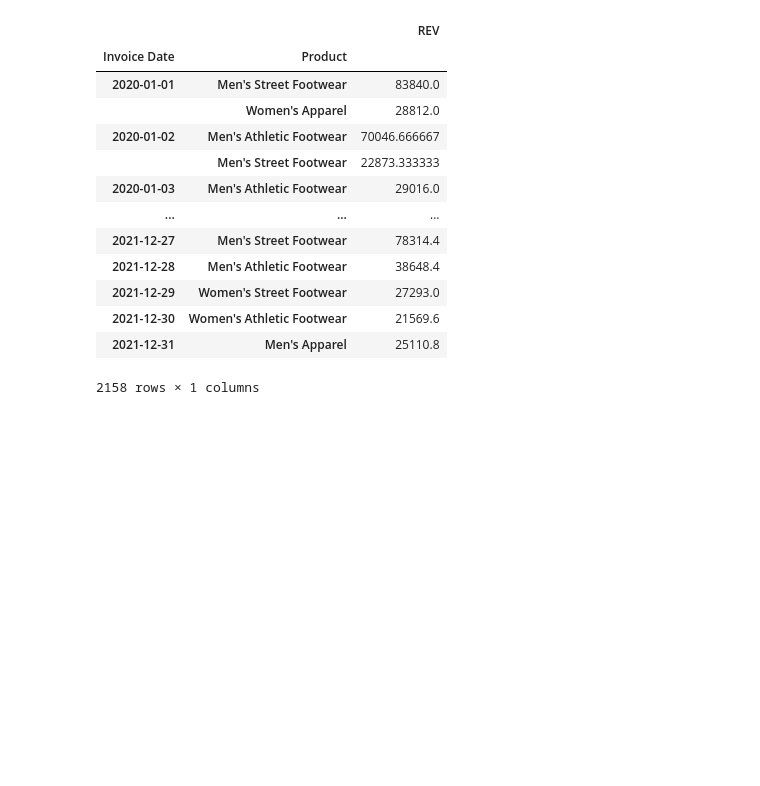
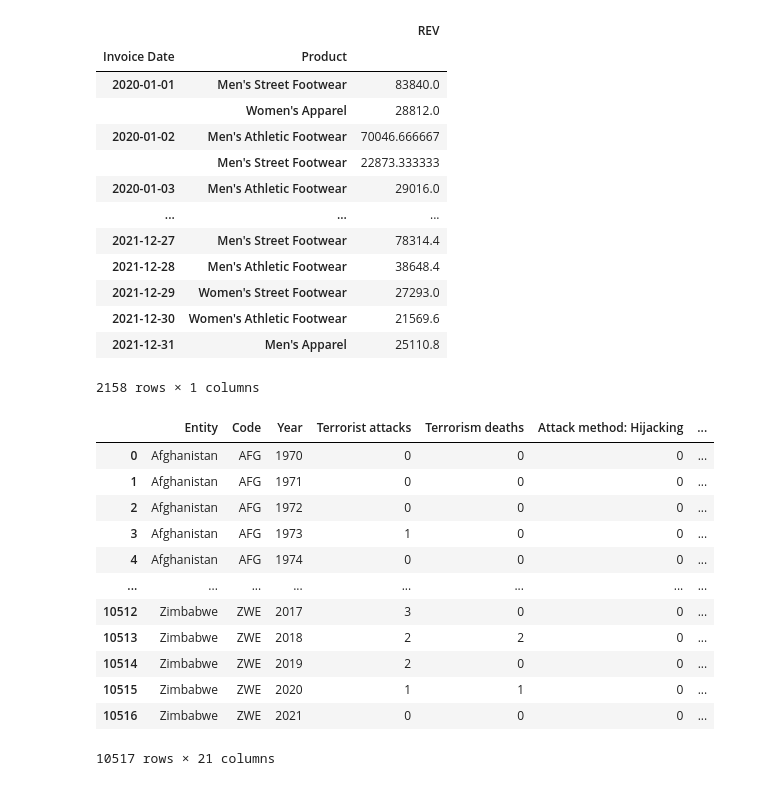
Before and after one commit to DTsapin/Python_DS-ML_practice, a Jupyter notebook: loop_and_pandas_practic.ipynb, the cells around one changed output. Cells and saved outputs as stored; diff of their text form; code cells hidden in the pictures; blank space fills up the shorter version.

```diff
--- a/loop_and_pandas_practic.ipynb
+++ b/loop_and_pandas_practic.ipynb
@@ -222,3 +222,20 @@ df_total_revenue.set_axis(["REV"], axis="columns")
 | 2021-12-30 | Women's Athletic Footwear | 21569.6 |
 | 2021-12-31 | Men's Apparel | 25110.8 |
 2158 rows × 1 columns
+# %%
+df_1 = pd.read_csv('terrorist-attacks.csv')
+df_1
+# %% [output]
+|  | Entity | Code | Year | Terrorist attacks | Terrorism deaths | Attack method: Hijacking | ... |
+| 0 | Afghanistan | AFG | 1970 | 0 | 0 | 0 | ... |
+| 1 | Afghanistan | AFG | 1971 | 0 | 0 | 0 | ... |
+| 2 | Afghanistan | AFG | 1972 | 0 | 0 | 0 | ... |
+| 3 | Afghanistan | AFG | 1973 | 1 | 0 | 0 | ... |
+| 4 | Afghanistan | AFG | 1974 | 0 | 0 | 0 | ... |
+| ... | ... | ... | ... | ... | ... | ... | ... |
+| 10512 | Zimbabwe | ZWE | 2017 | 3 | 0 | 0 | ... |
+| 10513 | Zimbabwe | ZWE | 2018 | 2 | 2 | 0 | ... |
+| 10514 | Zimbabwe | ZWE | 2019 | 2 | 0 | 0 | ... |
+| 10515 | Zimbabwe | ZWE | 2020 | 1 | 1 | 0 | ... |
+| 10516 | Zimbabwe | ZWE | 2021 | 0 | 0 | 0 | ... |
+10517 rows × 21 columns
```
Also changed, not shown: parts of 4 cells of this notebook.
